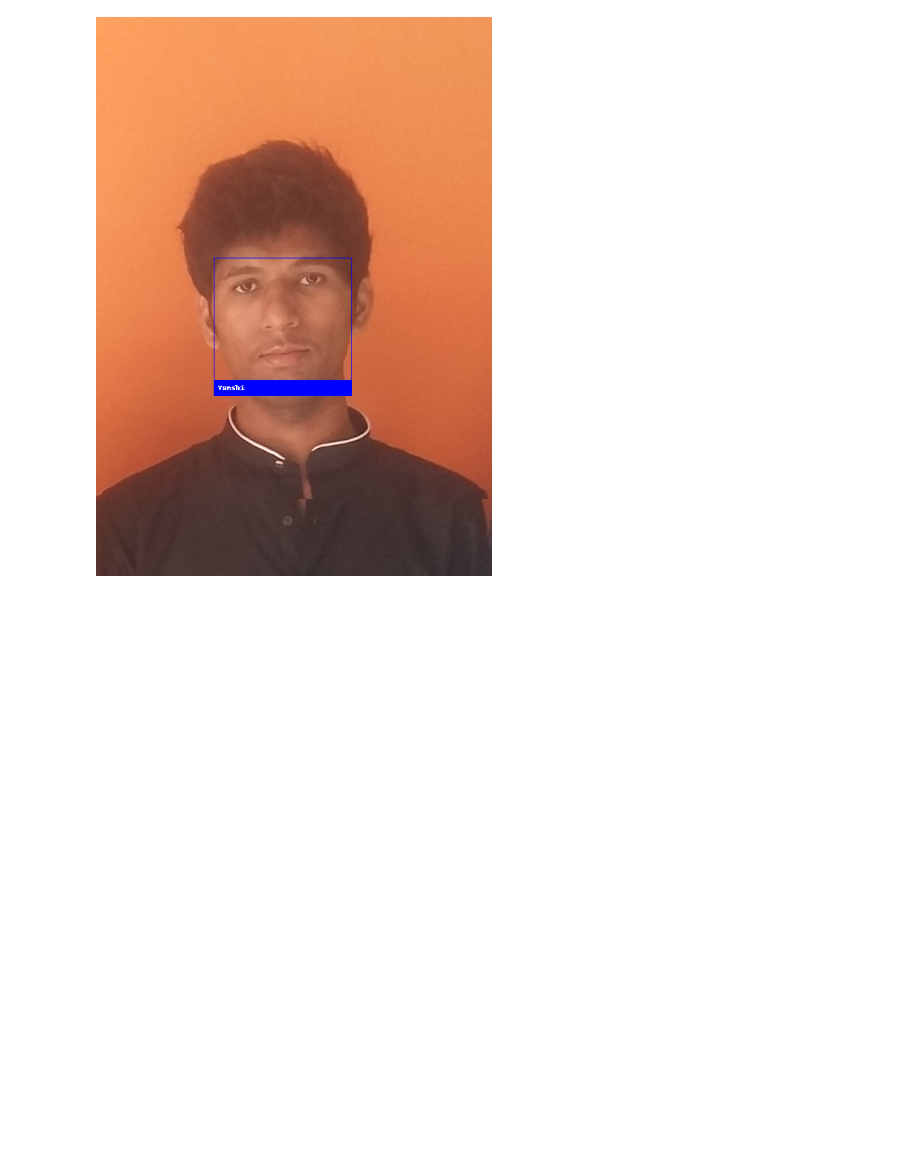
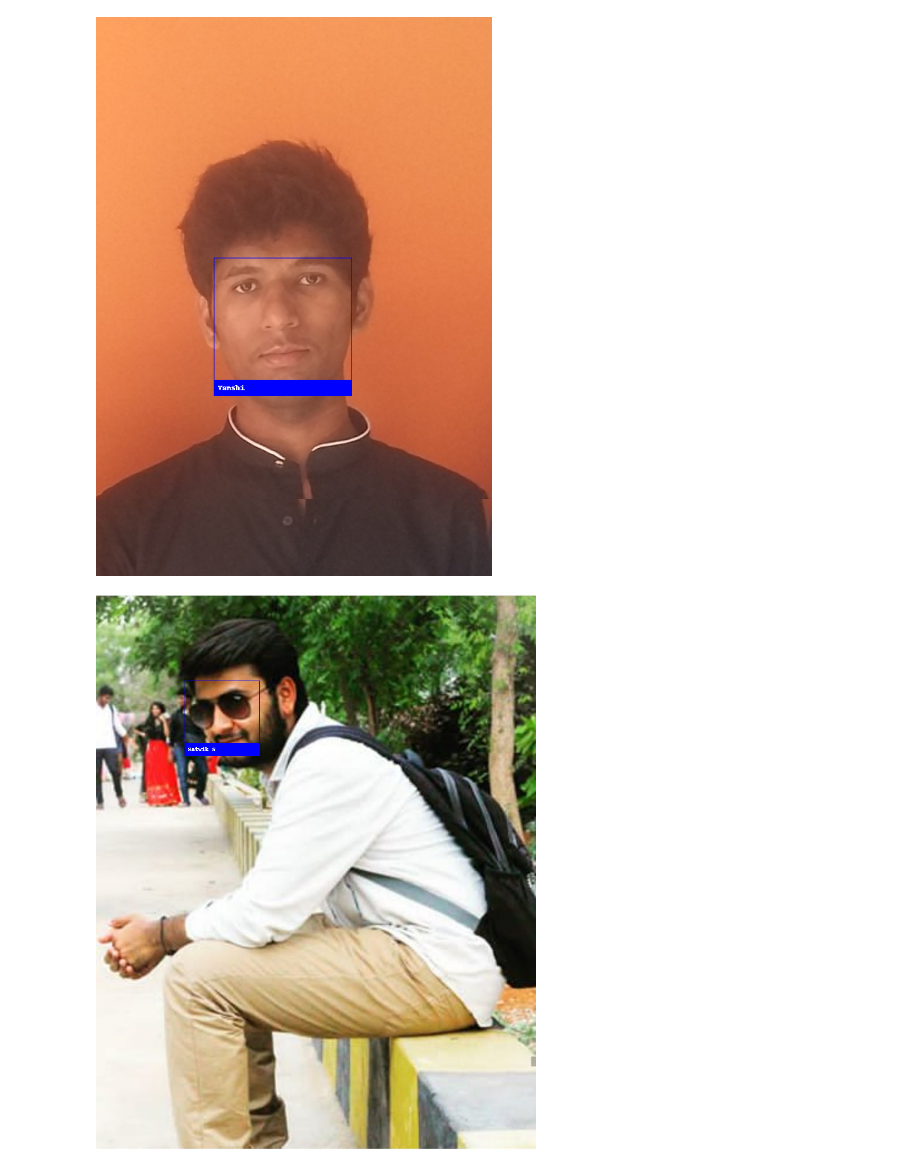
Before and after one commit to k-vamshi/Face-R, a Jupyter notebook: Face_R.ipynb, the cells around one changed output. Drawn from its saved outputs; the diff is of its cells as text; code cells hidden in the pictures; blank space fills up the shorter version.

```diff
--- a/Face_R.ipynb
+++ b/Face_R.ipynb
@@ -369,3 +378,58 @@ del draw
 display(pil_image)
 # %% [output]
 [figure]
+# %%
+satwik_image = face_recognition.load_image_file("Satwik Known.jpg")
+satwik_face_encoding = face_recognition.face_encodings(satwik_image)[0]
+# %%
+known_face_encodings = [
+    obama_face_encoding,
+    biden_face_encoding,
+    vk_face_encoding,
+    sachin_face_encoding,
+    akshay_face_encoding,
+    satwik_face_encoding
+]
+known_face_names = [
+    "Barack Obama",
+    "Joe Biden",
+    "Vamshi",
+    "Sachin",
+    "Akshay",
+    "Satwik S"
+]
+# %%
+unknown_image = face_recognition.load_image_file("Satwik 1.jpg")
+
+face_locations = face_recognition.face_locations(unknown_image)
+face_encodings = face_recognition.face_encodings(unknown_image, face_locations)
+
+pil_image = Image.fromarray(unknown_image)
+draw = ImageDraw.Draw(pil_image)
+
+# Loop through each face found in the unknown image
+for (top, right, bottom, left), face_encoding in zip(face_locations, face_encodings):
+    # See if the face is a match for the known face(s)
+    matches = face_recognition.compare_faces(known_face_encodings, face_encoding)
+
+    name = "Unknown"
+
+    # Or instead, use the known face with the smallest distance to the new face
+    face_distances = face_recognition.face_distance(known_face_encodings, face_encoding)
+    best_match_index = np.argmin(face_distances)
+    if matches[best_match_index]:
+        name = known_face_names[best_match_index]
+
+    # Draw a box around the face using the Pillow module
+    draw.rectangle(((left, top), (right, bottom)), outline=(0, 0, 255))
+
+    # Draw a label with a name below the face
+    text_width, text_height = draw.textsize(name)
+    draw.rectangle(((left, bottom - text_height - 10), (right, bottom)), fill=(0, 0, 255), outline=(0, 0, 255))
+    draw.text((left + 6, bottom - text_height - 5), name, fill=(255, 255, 255, 255))
+
+del draw
+
+display(pil_image)
+# %% [output]
+[figure, added]
```
Also changed, not shown: parts of 1 cell of this notebook.
